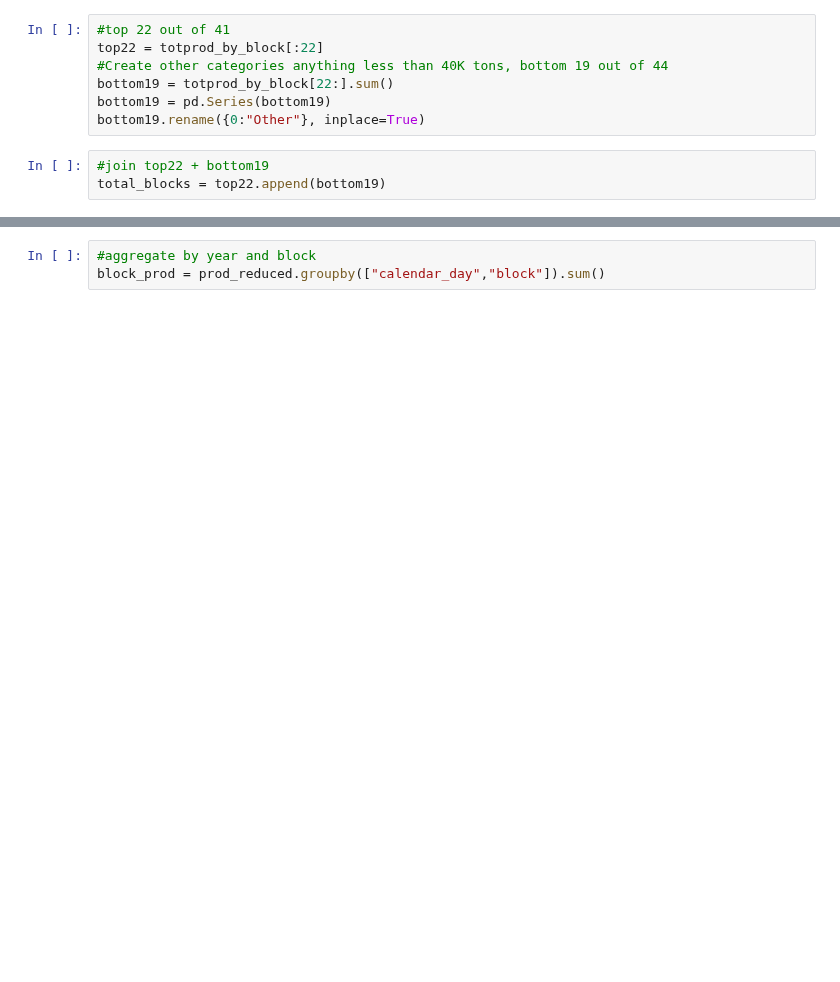
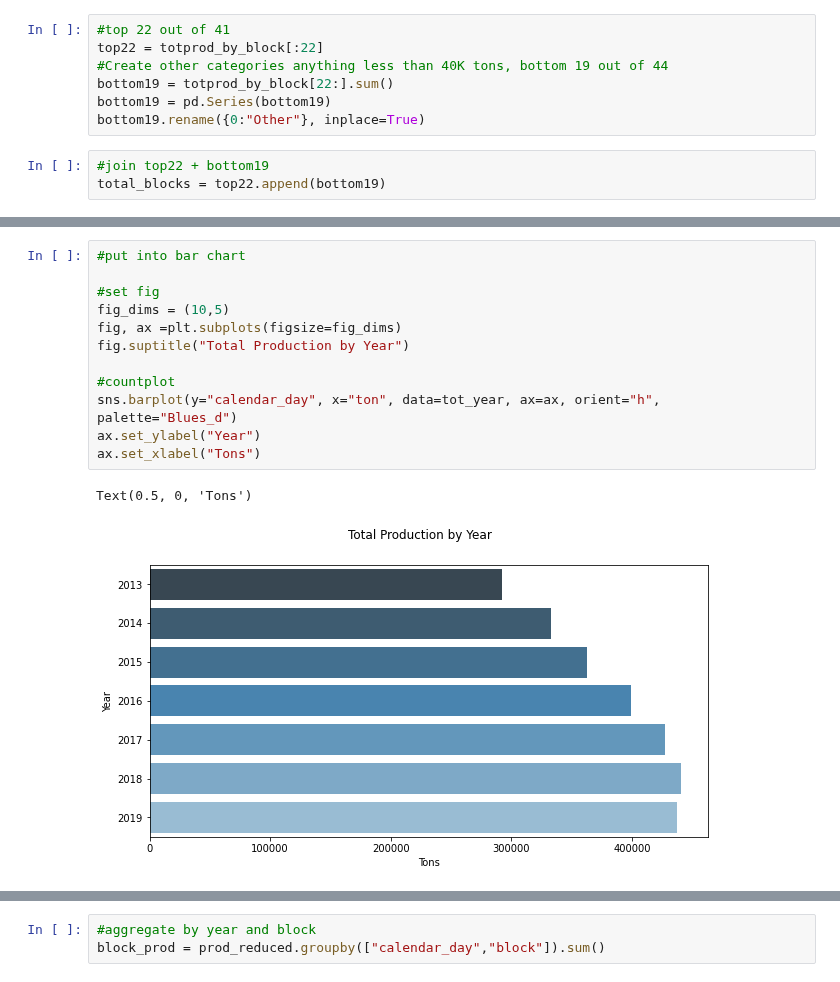
Before and after one commit to jvac06/pft, a Jupyter notebook: scripts/prod_eda.ipynb, the cells around one changed output, grey strips where cells are left out. Saved outputs shown, nothing was run; the diff lists cells and outputs as text; blank space fills up the shorter version.

```diff
--- a/scripts/prod_eda.ipynb
+++ b/scripts/prod_eda.ipynb
@@ -124,0 +160,15 @@ weekly_prod.groupby(weekly_prod.index.year).sum()
+# %%
+#put into bar chart
+
+#set fig
+fig_dims = (10,5)
+fig, ax =plt.subplots(figsize=fig_dims)
+fig.suptitle("Total Production by Year")
+
+#countplot
+sns.barplot(y="calendar_day", x="ton", data=tot_year, ax=ax, orient="h", palette="Blues_d")
+ax.set_ylabel("Year")
+ax.set_xlabel("Tons")
+# %% [output]
+Text(0.5, 0, 'Tons')
+[figure, added]
```
Also changed, not shown: parts of 18 cells of this notebook.
